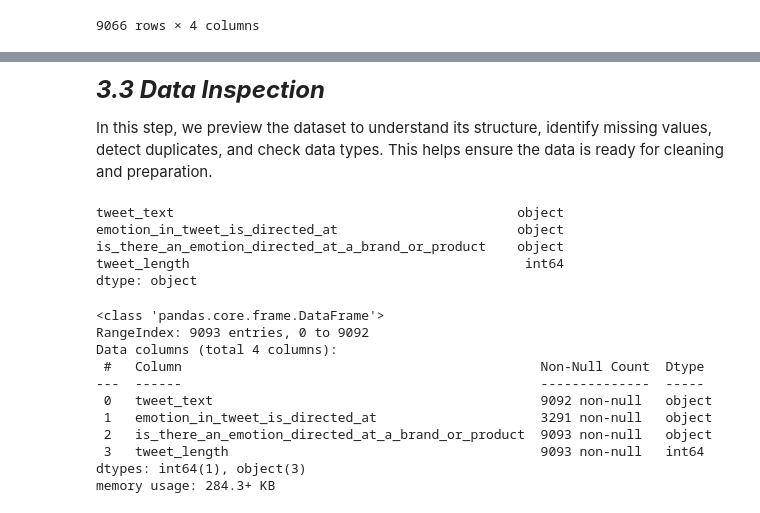
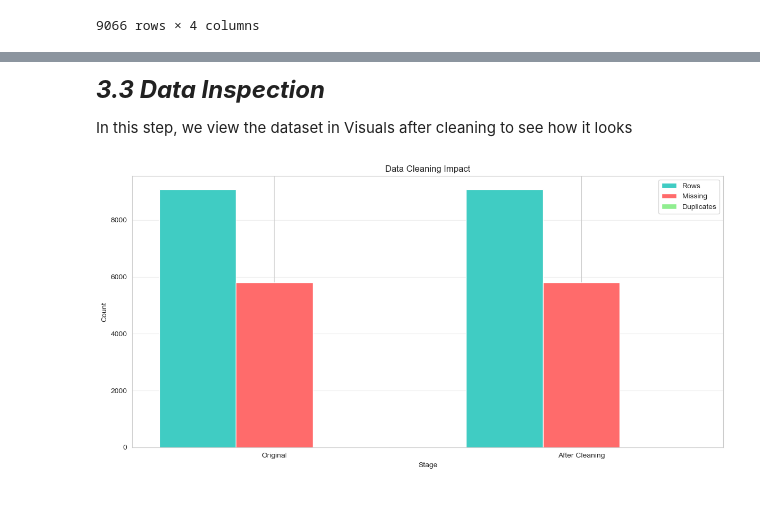
Before and after one commit to Mark-eki/DS-Phase-4-project, a Jupyter notebook: nlp.ipynb, the cells around one changed output, grey strips where cells are left out. Drawn from its saved outputs; the diff is of its cells as text; code cells hidden in the pictures.

```diff
--- a/nlp.ipynb
+++ b/nlp.ipynb
@@ -219 +227,28 @@ nlp_data.drop_duplicates(subset=['tweet_text'], keep='first')
 9066 rows × 4 columns
+# %%
+# 3.1.4 Cleaning the tweet text
+
+# Define a simple cleaning function
+def clean_tweet(text):
+    # Convert to lowercase
+    text = str(text).lower()
+    # Remove URLs
+    text = re.sub(r'http\S+|www\S+', '', text)
+    # Remove mentions
+    text = re.sub(r'@\w+', '', text)
+    # Remove hashtag symbol
+    text = re.sub(r'#', '', text)
+    # Remove non-ASCII characters
+    text = re.sub(r'[^\x00-\x7F]+', '', text)
+    # removes punctuation/symbols
+    text = re.sub(r'[^a-zA-Z0-9\s]', '', text)
+    # Remove extra spaces
+    return ' '.join(text.split())
+
+# Apply the function to tweet column
+nlp_data['cleaned_tweet'] = nlp_data['tweet_text'].apply(clean_tweet)
+
+# Remove empty tweets after cleaning
+nlp_data[nlp_data['cleaned_tweet'].str.strip() != '']
+
+nlp_data.head(10)
@@ -220,28 +287,23 @@ nlp_data.drop_duplicates(subset=['tweet_text'], keep='first')
 # %% [markdown]
 ***<span style="font-size: 24px;">3.3 Data Inspection</span>***
 
-In this step, we preview the dataset to understand its structure, identify missing values, detect duplicates, and check data types. This helps ensure the data is ready for cleaning and preparation.
+In this step, we view the dataset in Visuals after cleaning to see how it looks
 # %%
-#checking the data types.
-nlp_data.dtypes
+x = np.arange(2)
+width = 0.25
+
+fig, ax = plt.subplots()
+ax.bar(x - width, [len(nlp_data), len(nlp_data)], width, label='Rows', color="#40ccc3")
+ax.bar(x, [nlp_data.isnull().sum().sum(), nlp_data.isnull().sum().sum()], width, label='Missing', color='#ff6b6b')
+ax.bar(x + width, [nlp_data.duplicated().sum(), nlp_data.duplicated().sum()], width, label='Duplicates', color='lightgreen')
+
+ax.set(title='Data Cleaning Impact', xlabel='Stage', ylabel='Count')
+ax.set_xticks(x)
+ax.set_xticklabels(['Original', 'After Cleaning'])
+ax.legend()
+ax.grid(axis='y', alpha=0.3)
+
+plt.tight_layout()
+plt.show()
 # %% [output]
-tweet_text                                            object
-emotion_in_tweet_is_directed_at                       object
-is_there_an_emotion_directed_at_a_brand_or_product    object
-tweet_length                                           int64
-dtype: object
+[figure, added]
-# %%
-#previewing the data
-nlp_data.info()
-# %% [output]
-<class 'pandas.core.frame.DataFrame'>
-RangeIndex: 9093 entries, 0 to 9092
-Data columns (total 4 columns):
- #   Column                                              Non-Null Count  Dtype
----  ------                                              --------------  -----
- 0   tweet_text                                          9092 non-null   object
- 1   emotion_in_tweet_is_directed_at                     3291 non-null   object
- 2   is_there_an_emotion_directed_at_a_brand_or_product  9093 non-null   object
- 3   tweet_length                                        9093 non-null   int64
-dtypes: int64(1), object(3)
-memory usage: 284.3+ KB
```
Also changed, not shown: parts of 9 cells of this notebook.
